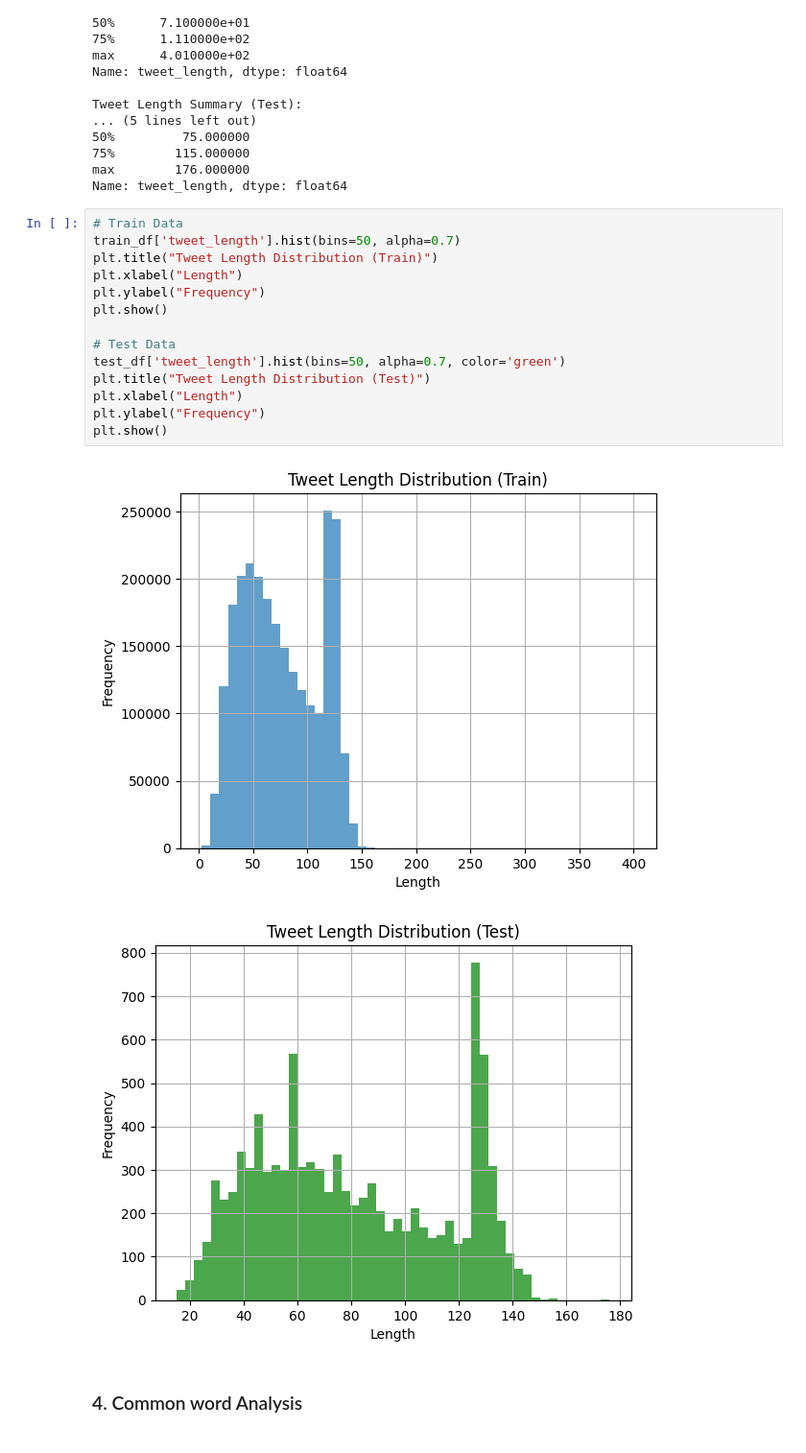
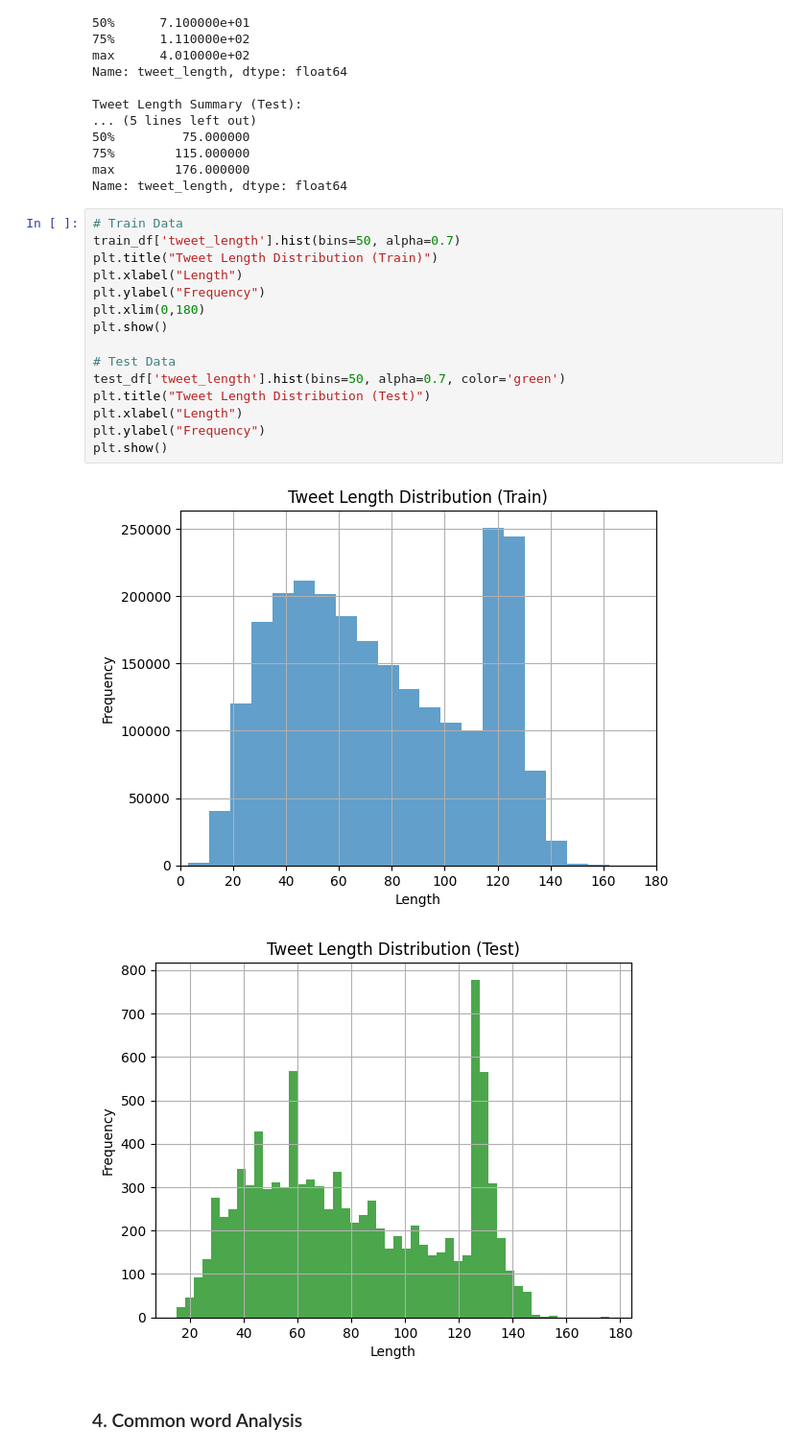
Before and after one commit to aymanbakiri/Multi-Approach_Sentiment_Classification, a Jupyter notebook: EDA.ipynb, the cells around one changed output. Shown at 96% size. Drawn from its saved outputs; the diff is of its cells as text.

```diff
--- a/EDA.ipynb
+++ b/EDA.ipynb
@@ -83,19 +83,20 @@ Name: tweet_length, dtype: float64
 # %%
 # Train Data
 train_df['tweet_length'].hist(bins=50, alpha=0.7)
 plt.title("Tweet Length Distribution (Train)")
 plt.xlabel("Length")
 plt.ylabel("Frequency")
+plt.xlim(0,180)
 plt.show()
 
 # Test Data
 test_df['tweet_length'].hist(bins=50, alpha=0.7, color='green')
 plt.title("Tweet Length Distribution (Test)")
 plt.xlabel("Length")
 plt.ylabel("Frequency")
 plt.show()
 # %% [output]
-[figure, old version]
+[figure, new version]
 [figure]
 # %% [markdown]
 ### 4. Common word Analysis
```
Also changed, not shown: parts of 6 cells of this notebook.
